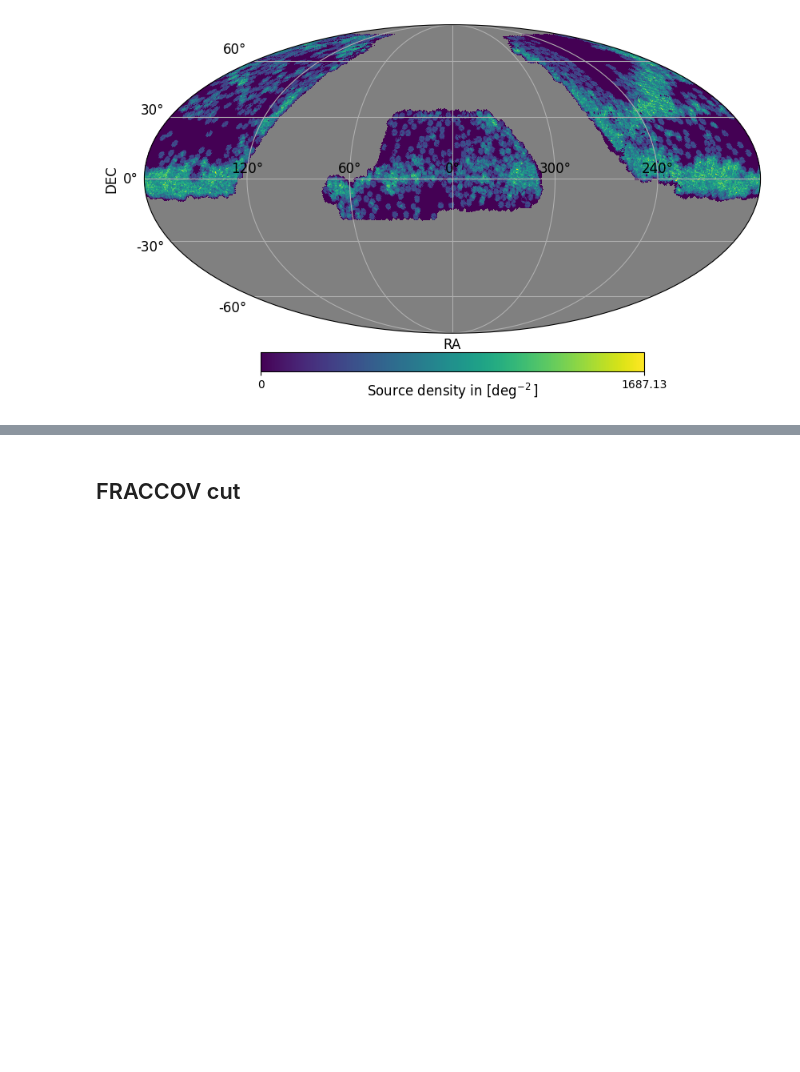
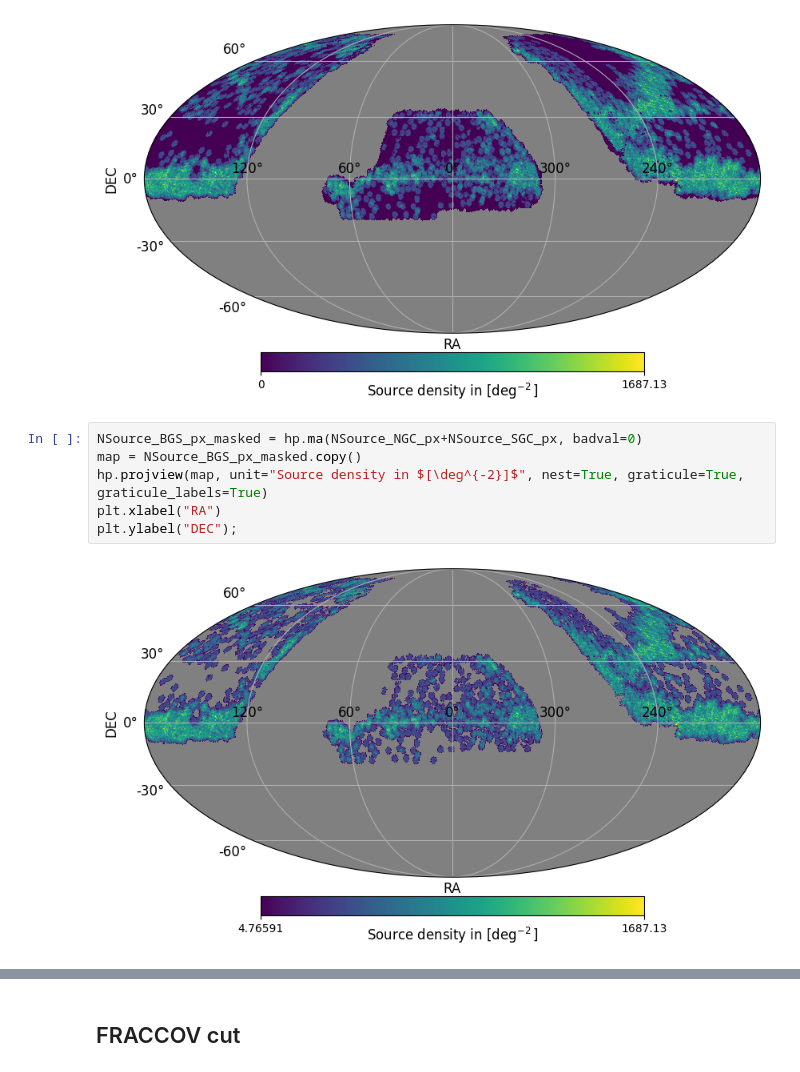
Before and after one commit to johannct/M2_Stage_Code, a Jupyter notebook: DESI BGS FRACCOV.ipynb, the cells around one changed output, grey strips where cells are left out. Saved outputs shown, nothing was run; the diff lists cells and outputs as text; blank space fills up the shorter version.

```diff
--- a/DESI BGS FRACCOV.ipynb
+++ b/DESI BGS FRACCOV.ipynb
@@ -110,3 +110,11 @@ plt.xlabel("RA")
 plt.ylabel("DEC");
 # %% [output]
 [figure]
+# %%
+NSource_BGS_px_masked = hp.ma(NSource_NGC_px+NSource_SGC_px, badval=0)
+map = NSource_BGS_px_masked.copy()
+hp.projview(map, unit="Source density in $[\deg^{-2}]$", nest=True, graticule=True, graticule_labels=True)
+plt.xlabel("RA")
+plt.ylabel("DEC");
+# %% [output]
+[figure, added]
```
Also changed, not shown: parts of 8 cells of this notebook, 2 other files.
